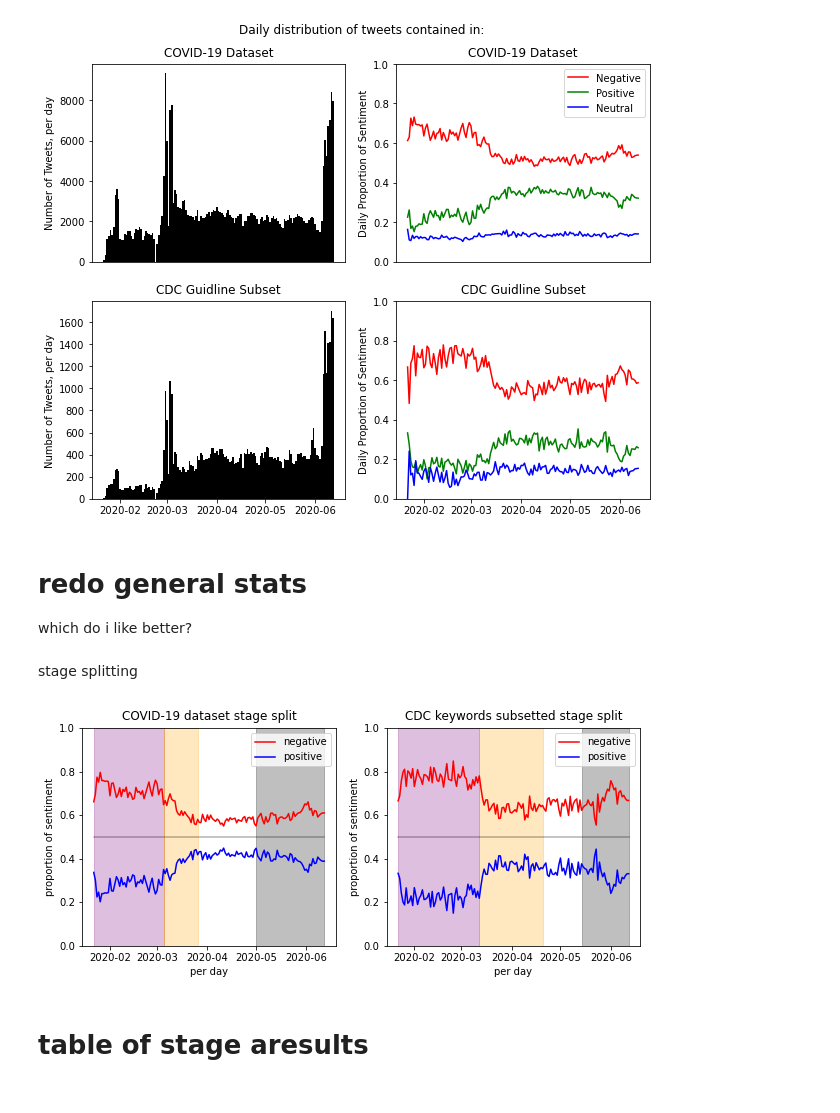
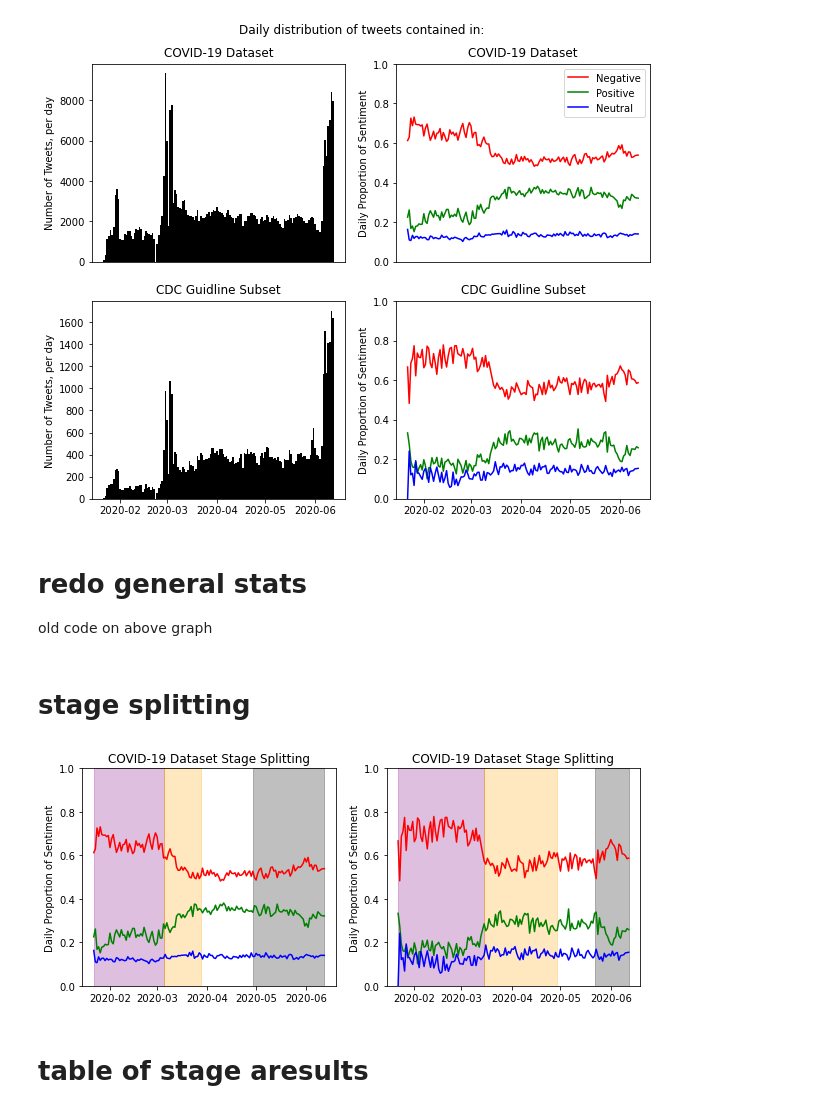
Before and after one commit to Alexander-Kahanek/COVID_Research, a Jupyter notebook: analysis/legit_final_results.ipynb, the cells around one changed output. Saved outputs shown, nothing was run; the diff lists cells and outputs as text; code cells hidden in the pictures.

```diff
--- a/analysis/legit_final_results.ipynb
+++ b/analysis/legit_final_results.ipynb
@@ -71,7 +71,7 @@ raw['fips'] = [f'{int(float(state)):02d}{int(float(county)):03d}' for i, state,
 raw['count'] = 1
 # raw.head()
 
-all_splits = pd.to_datetime(['2020-03-05', '2020-03-26', '2020-05-01'])
+all_splits = pd.to_datetime(['2020-03-05', '2020-03-28', '2020-04-29'])
 raw['stage'] = ['s:1' if date < all_splits[0] else 's:2' if date < all_splits[1] else 's:3' if date < all_splits[2] else 's:4' for date in raw['date']]
 
 
@@ -115,7 +115,7 @@ raw['in_cdc'] = [indexes[i] if 0 <= indexes[i] <= 1 else 1 for i in indexes]
 
 cdc = raw[raw['in_cdc'] == 1]
 
-cdc_splits = pd.to_datetime(['2020-03-12', '2020-04-20', '2020-05-14'])
+cdc_splits = pd.to_datetime(['2020-03-15', '2020-04-29', '2020-05-22'])
 cdc['stage'] = ['s:1' if date < cdc_splits[0] else 's:2' if date < cdc_splits[1] else 's:3' if date < cdc_splits[2] else 's:4' for date in cdc['date']]
 
 # print(f'there are a total of {len(cdc.index)} tweets after subsetting for cdc keywords')
@@ -332,10 +339,10 @@ fig.suptitle(f'Daily distribution of tweets contained in:', y=0.95)
 plt.show()
 # %% [output]
 [figure]
-# %% [markdown]
-# redo general stats
-
-which do i like better?
+# %% [markdown]
+# redo general stats
+
+old code on above graph
 # %%
 # fig, ax = plt.subplots(nrows=1, ncols=2, figsize=(16, 4)) #sharey = True
 # fig, ax = plt.subplots(nrows=1, ncols=2, figsize=(10, 4)) #sharey = True
@@ -403,71 +410,76 @@ which do i like better?
 
 # fig.suptitle(f'red & blue is covid-19 dataset, black and green is cdc subset', y=1.03)
 # plt.show()
-# %% [markdown]
-stage splitting
+# %% [markdown]
+# stage splitting
 # %%
 fig, ax = plt.subplots(nrows=1, ncols=2, figsize=(10, 4)) #sharey = True
 
-ndf = raw.groupby(['date']).agg({'is_negative':'mean', 'count':'count'}).reset_index()
-ndf['nnegative'] = ndf['count'] * ndf['is_negative']
-ndf['npositive'] = ndf['count'] - ndf['nnegative']
-ndf['is_positive'] = 1 - ndf['is_negative']
+ndf = raw.groupby(['date']).agg({'count':'count', 'is_negative':'mean', 'is_negative2':'sum', 'is_positive':'mean', 'is_positive2':'sum', 'is_neutral':'mean', 'is_neutral2':'sum'}).reset_index()
+ndf['nnegative'] = ndf['is_negative2']
+ndf['npositive'] = ndf['is_positive2']
+ndf['nneutral'] = ndf['is_neutral2']
+# sum = ndf['count'].sum()
 avg_day = ndf['count'].mean()
 npos = int(ndf['npositive'].sum())
 nneg = int(ndf['nnegative'].sum())
 
 colors = ['purple', 'orange', 'black']
+# print(min_date)
 
-ax[0].plot(ndf['date'], ndf.is_negative, color= 'r', label='negative')
-ax[0].plot(ndf['date'], ndf.is_positive, color = 'b', label='positive')
-ax[0].plot((min_date,max_date),(0.5,0.5), color='black', alpha=0.3)
+ax[0].plot(ndf['date'], ndf.is_negative, color= 'r', label='Negative')
+ax[0].plot(ndf['date'], ndf.is_positive, color = 'g', label='Positive')
+ax[0].plot(ndf['date'], ndf.is_neutral, color = 'b', label='Neutral')
+# ax.plot((min_date,max_date),(0.5,0.5), color='black', alpha=0.3)
 for i, split in enumerate(all_splits):
     if i == 0:
         ax[0].axvspan(min_date, split, 0, 1, alpha=0.25, color=colors[0])
         last = split
     if i != len(all_splits)-1:
         ax[0].axvspan(last, split, 0, 1, alpha=0.25, color=colors[1])
         last = split
     if i == len(all_splits)-1:
         ax[0].axvspan(split, max_date, 0, 1, alpha=0.25, color=colors[2])
-ax[0].set_ylabel('Weekly Proportion of Sentiment')
-ax[0].set_xlabel('per day')
-ax[0].set_title(f'COVID-19 dataset stage split', y=1.01)
+ax[0].set_ylabel('Daily Proportion of Sentiment')
+ax[0].set_title(f'COVID-19 Dataset Stage Splitting')
 ax[0].set_ylim(0,1)
-ax[0].legend()
+# ax.legend()
+# plt.show()
 
 
 
-ndf = cdc.groupby(['date']).agg({'is_negative':'mean', 'count':'count'}).reset_index()
-ndf['nnegative'] = ndf['count'] * ndf['is_negative']
-ndf['npositive'] = ndf['count'] - ndf['nnegative']
-ndf['is_positive'] = 1 - ndf['is_negative']
+ndf = cdc.groupby(['date']).agg({'count':'count', 'is_negative':'mean', 'is_negative2':'sum', 'is_positive':'mean', 'is_positive2':'sum', 'is_neutral':'mean', 'is_neutral2':'sum'}).reset_index()
+ndf['nnegative'] = ndf['is_negative2']
+ndf['npositive'] = ndf['is_positive2']
+ndf['nneutral'] = ndf['is_neutral2']
+# sum = ndf['count'].sum()
 avg_day = ndf['count'].mean()
 npos = int(ndf['npositive'].sum())
 nneg = int(ndf['nnegative'].sum())
 
 colors = ['purple', 'orange', 'black']
+# print(min_date)
 
-ax[1].plot(ndf['date'], ndf.is_negative, color= 'r', label='negative')
-ax[1].plot(ndf['date'], ndf.is_positive, color = 'b', label='positive')
-ax[1].plot((min_date,max_date),(0.5,0.5), color='black', alpha=0.3)
+ax[1].plot(ndf['date'], ndf.is_negative, color= 'r', label='Negative')
+ax[1].plot(ndf['date'], ndf.is_positive, color = 'g', label='Positive')
+ax[1].plot(ndf['date'], ndf.is_neutral, color = 'b', label='Neutral')
+# ax.plot((min_date,max_date),(0.5,0.5), color='black', alpha=0.3)
 for i, split in enumerate(cdc_splits):
     if i == 0:
         ax[1].axvspan(min_date, split, 0, 1, alpha=0.25, color=colors[0])
         last = split
     if i != len(cdc_splits)-1:
         ax[1].axvspan(last, split, 0, 1, alpha=0.25, color=colors[1])
         last = split
     if i == len(cdc_splits)-1:
         ax[1].axvspan(split, max_date, 0, 1, alpha=0.25, color=colors[2])
-ax[1].set_ylabel('Weekly Proportion of Sentiment')
-ax[1].set_xlabel('per day')
-ax[1].set_title(f'CDC keywords subsetted stage split', y=1.01)
+ax[1].set_ylabel('Daily Proportion of Sentiment')
+ax[1].set_title(f'COVID-19 Dataset Stage Splitting')
 ax[1].set_ylim(0,1)
-ax[1].legend()
+# ax.legend()
 plt.show()
 # %% [output]
-[figure, old version]
+[figure, new version]
 # %% [markdown]
 # table of stage aresults
 # %%
```
Also changed, not shown: parts of 10 cells of this notebook.
